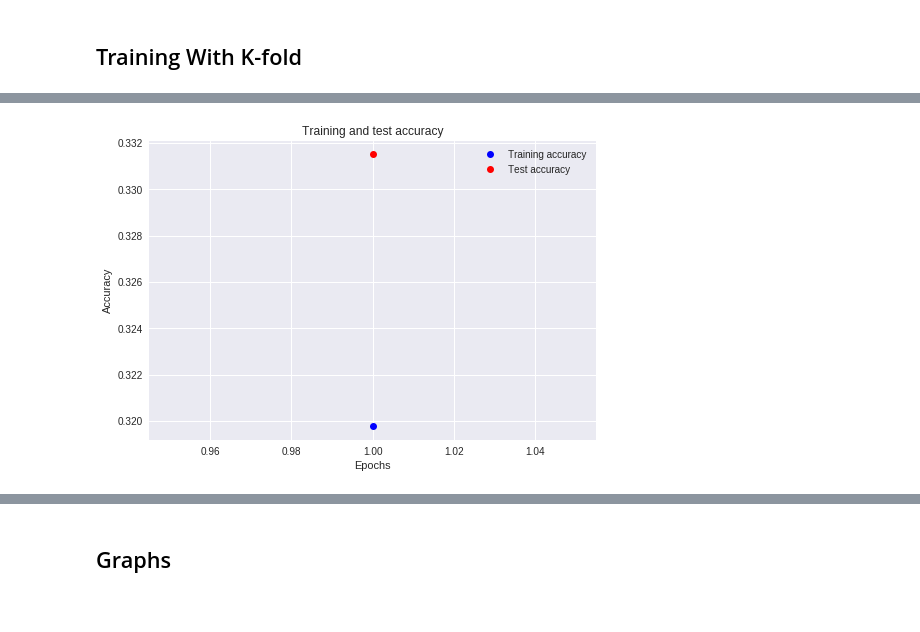
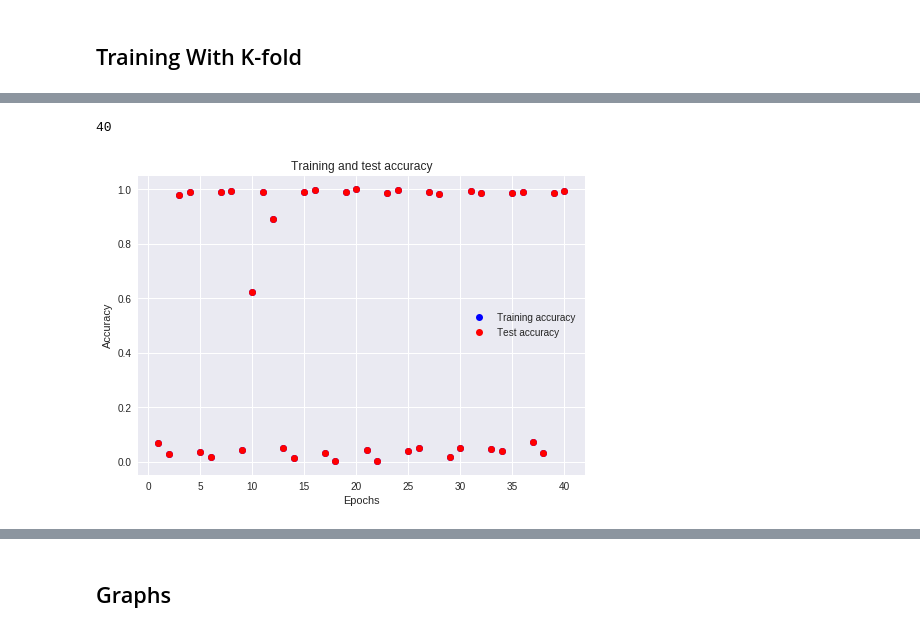
Before and after one commit to Wasabi-Bobby/MachineLearningHomework, a Jupyter notebook: HW2_Machine_Learning_bb.ipynb, the cells around one changed output, grey strips where cells are left out. Saved outputs shown, nothing was run; the diff lists cells and outputs as text; code cells hidden in the pictures.

```diff
--- a/HW2_Machine_Learning_bb.ipynb
+++ b/HW2_Machine_Learning_bb.ipynb
@@ -498,7 +498,7 @@ Training With K-fold
 # k_fold_train_labels = random_train_labels[starting_index:last_index]
 k_history_one = k_history_two = k_history_three = []
 
-for i in range(3):
+for i in range(10):
   current_index = int(len(k_fold_train_images) * 0.1)
 
   validation_images = k_fold_train_images[i*current_index:(i+1)*current_index]
@@ -513,15 +513,15 @@ for i in range(3):
 
   validation_data = (validation_images, validation_labels)
 
-  k_history_one = k_model_one.fit(current_k_fold_train_images,current_k_fold_train_labels,
+  k_history_one.append(k_model_one.fit(current_k_fold_train_images,current_k_fold_train_labels,
                    epochs=1,
-                   validation_data=(current_k_fold_train_images,current_k_fold_train_labels))
-  k_history_two = k_model_two.fit(current_k_fold_train_images,current_k_fold_train_labels,
+                   validation_data=(current_k_fold_train_images,current_k_fold_train_labels)))
+  k_history_two.append(k_model_one.fit(current_k_fold_train_images,current_k_fold_train_labels,
                    epochs=1,
-                   validation_data=(current_k_fold_train_images,current_k_fold_train_labels))
-  k_history_three = k_model_three.fit(current_k_fold_train_images,current_k_fold_train_labels,
+                   validation_data=(current_k_fold_train_images,current_k_fold_train_labels)))
+  k_history_three.append(k_model_one.fit(current_k_fold_train_images,current_k_fold_train_labels,
                    epochs=1,
-                   validation_data=(current_k_fold_train_images,current_k_fold_train_labels))
+                   validation_data=(current_k_fold_train_images,current_k_fold_train_labels)))
 # %% [output]
 Train on 4500 samples, validate on 4500 samples
 Epoch 1/1
@@ -543,21 +543,24 @@ Epoch 1/1
 # %%
+import matplotlib.pyplot as plt
+loss_values = test_loss_values = acc_values = test_acc_values = []
+for i in range(10):
+  history_dict = k_history_one[i].history
+  loss_values.append(history_dict['loss'])
+  test_loss_values.append(history_dict['val_loss'])
+  acc_values.append(history_dict['acc'])
+  test_acc_values.append(history_dict['val_acc'])
 
-import matplotlib.pyplot as plt
-len(k_history_three.history)
-history_dict = k_history_three.history
-loss_values = history_dict['loss']
-test_loss_values = history_dict['val_loss']
-epochs_range = range(1, 1 + 1)
+epochs_range = range(1, 40 + 1)
+print(len(acc_values))
 
-acc_values = history_dict['acc']
-test_acc_values = history_dict['val_acc']
 
 plt.plot(epochs_range, acc_values, 'bo', label='Training accuracy')
 plt.plot(epochs_range, test_acc_values, 'ro', label='Test accuracy')
 plt.title('Training and test accuracy')
 plt.xlabel('Epochs')
 plt.ylabel('Accuracy')
 plt.legend()
 plt.show()
 # %% [output]
+40
-[figure, old version]
+[figure, new version]
```
Also changed, not shown: parts of 3 cells of this notebook.
